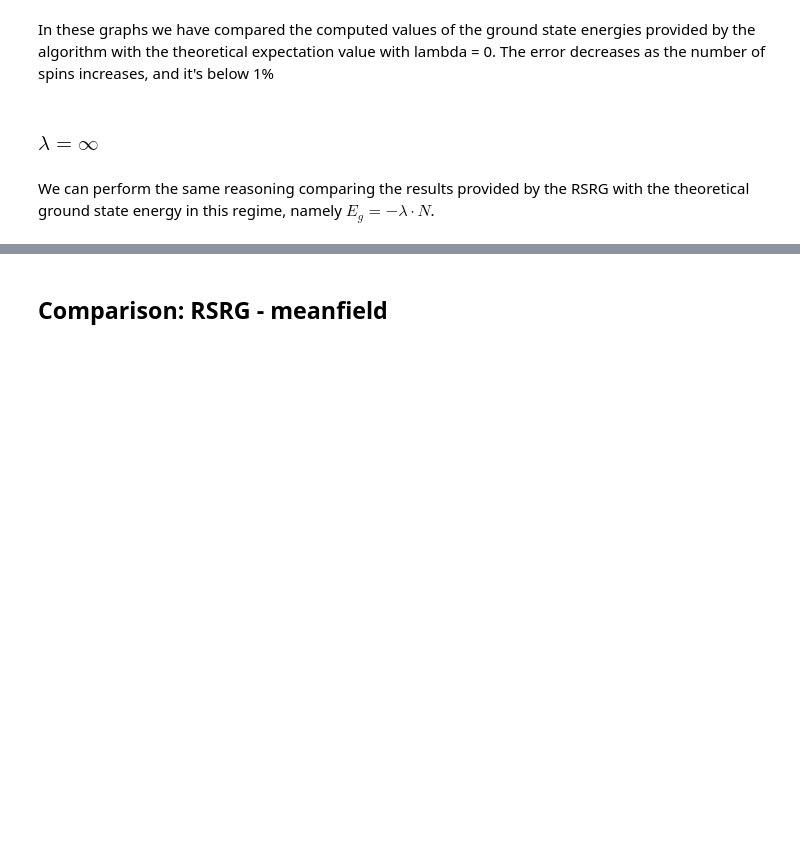
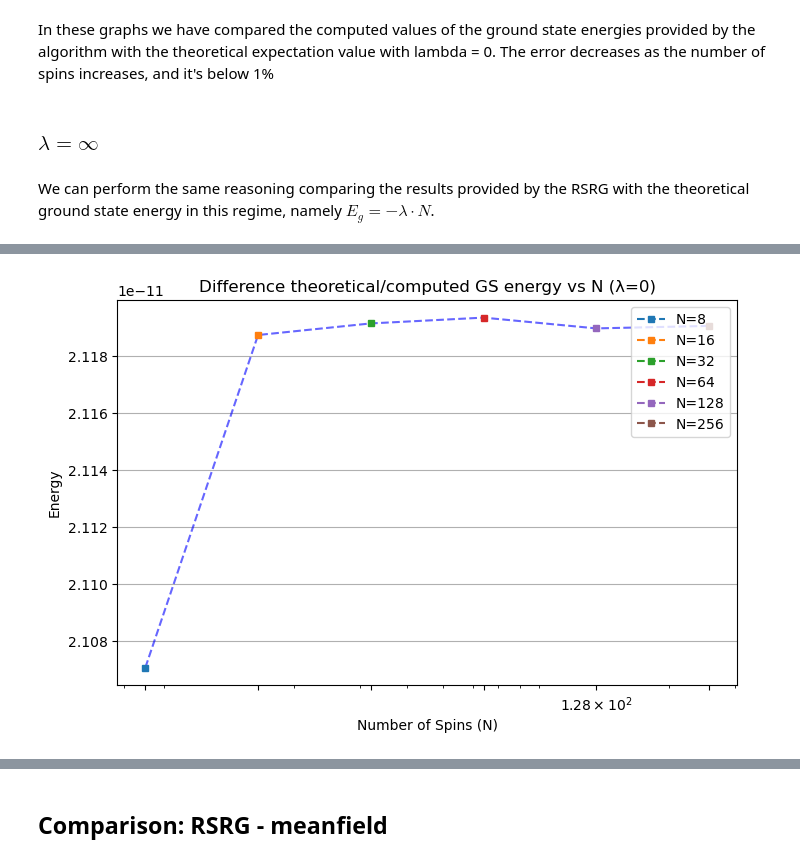
Before and after one commit to sdracia/QIC, a Jupyter notebook: 08_Assignement/analysis.ipynb, the cells around one changed output, grey strips where cells are left out. Saved outputs shown, nothing was run; the diff lists cells and outputs as text; code cells hidden in the pictures; blank space fills up the shorter version.

```diff
--- a/08_Assignement/analysis.ipynb
+++ b/08_Assignement/analysis.ipynb
@@ -89,0 +133,17 @@ We can perform the same reasoning comparing the results provided by the RSRG wit
+# %%
+plt.figure(figsize=(8, 5))
+plt.plot(list(error_eigval.keys())[1:],list(error_eigval.values())[1:], "--", color = "blue", alpha = 0.6)
+
+fu.plot_dict_N_GSen(error_eigval, "plot")
+
+plt.xscale('log')
+plt.xticks(list(error_eigval.keys())[1:])   # Set x-axis ticks to be exactly the N values
+# plt.yticks(list(eigenvalues.values()))
+plt.xlabel('Number of Spins (N)')
+plt.ylabel('Energy')
+plt.title(f'Difference theoretical/computed GS energy vs N (λ=0)')
+plt.legend(loc='upper right')
+plt.grid(axis='y')
+plt.show()
+# %% [output]
+[figure, added]
```
Also changed, not shown: parts of 14 cells of this notebook, 2 other files.
